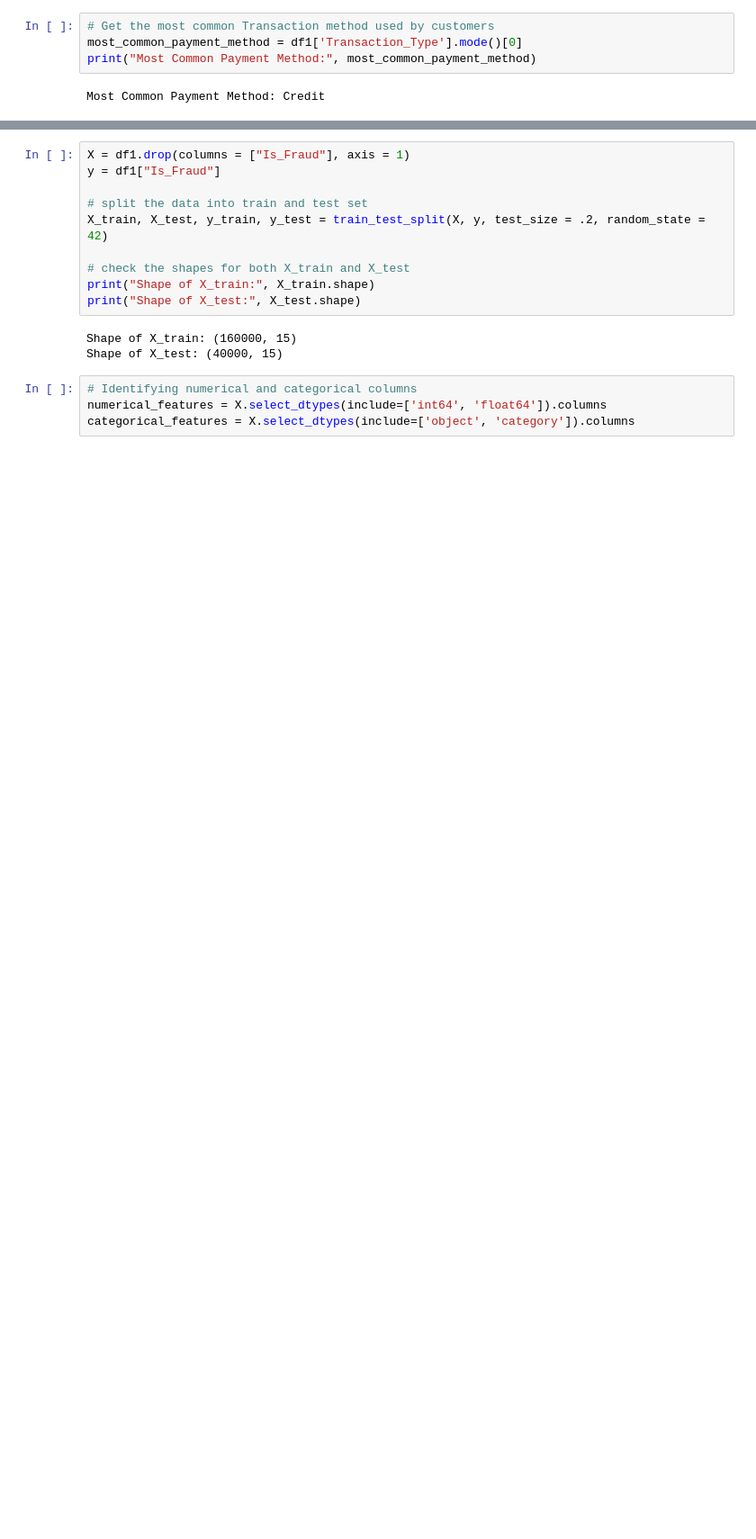
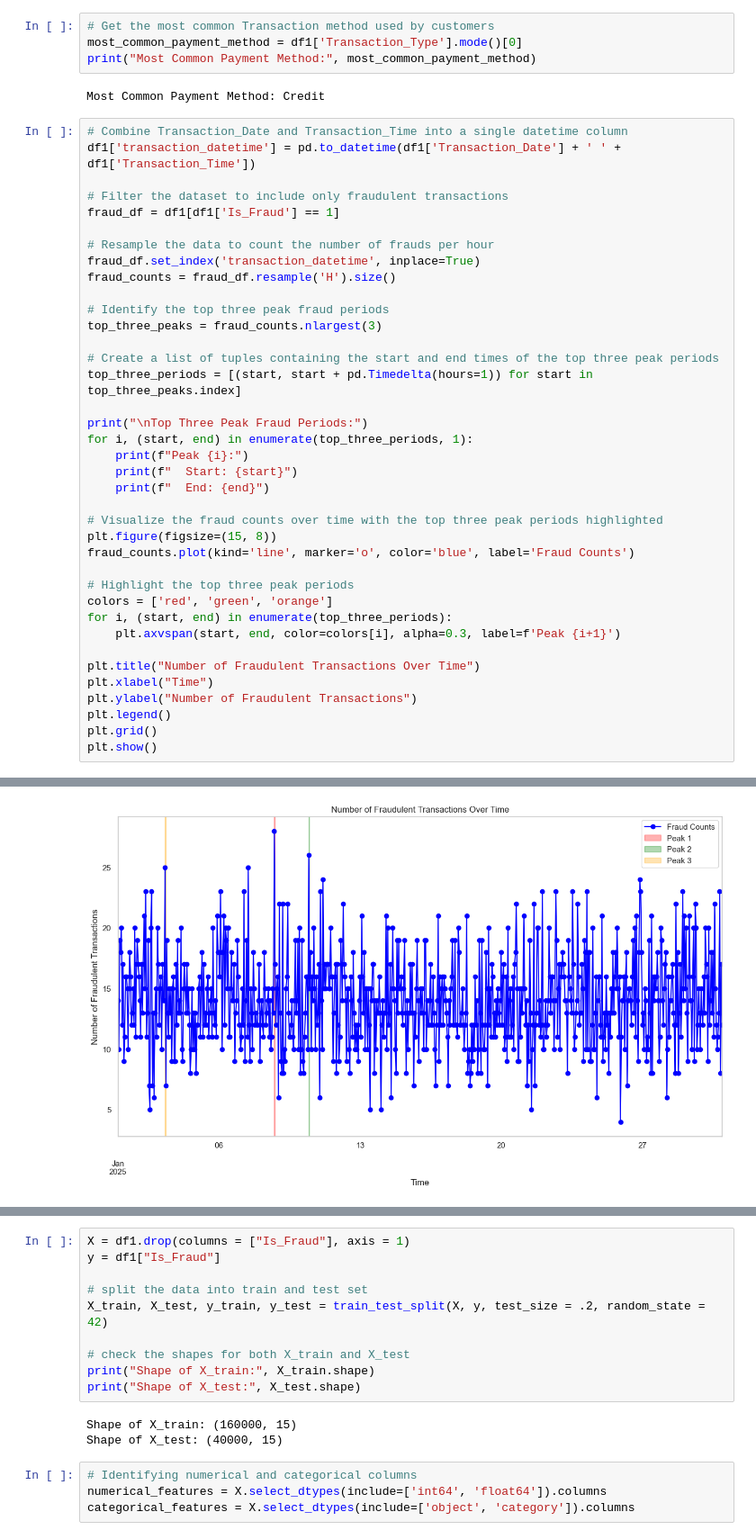
Before and after one commit to gkipkirui1/DSF-PT08P5-GROUP4-CAPSTONE-PROJECT, a Jupyter notebook: mika.ipynb, the cells around one changed output, grey strips where cells are left out. Shown at 90% size. Cells and saved outputs as stored; diff of their text form; blank space fills up the shorter version.

```diff
--- a/mika.ipynb
+++ b/mika.ipynb
@@ -518,3 +521,42 @@ most_common_payment_method = df1['Transaction_Type'].mode()[0]
 print("Most Common Payment Method:", most_common_payment_method)
 # %% [output]
 Most Common Payment Method: Credit
+# %%
+# Combine Transaction_Date and Transaction_Time into a single datetime column
+df1['transaction_datetime'] = pd.to_datetime(df1['Transaction_Date'] + ' ' + df1['Transaction_Time'])
+
+# Filter the dataset to include only fraudulent transactions
+fraud_df = df1[df1['Is_Fraud'] == 1]
+
+# Resample the data to count the number of frauds per hour
+fraud_df.set_index('transaction_datetime', inplace=True)
+fraud_counts = fraud_df.resample('H').size()
+
+# Identify the top three peak fraud periods
+top_three_peaks = fraud_counts.nlargest(3)
+
+# Create a list of tuples containing the start and end times of the top three peak periods
+top_three_periods = [(start, start + pd.Timedelta(hours=1)) for start in top_three_peaks.index]
+
+print("\nTop Three Peak Fraud Periods:")
+for i, (start, end) in enumerate(top_three_periods, 1):
+    print(f"Peak {i}:")
+    print(f"  Start: {start}")
+    print(f"  End: {end}")
+
+# Visualize the fraud counts over time with the top three peak periods highlighted
+plt.figure(figsize=(15, 8))
+fraud_counts.plot(kind='line', marker='o', color='blue', label='Fraud Counts')
+
+# Highlight the top three peak periods
+colors = ['red', 'green', 'orange']
+for i, (start, end) in enumerate(top_three_periods):
+    plt.axvspan(start, end, color=colors[i], alpha=0.3, label=f'Peak {i+1}')
+
+plt.title("Number of Fraudulent Transactions Over Time")
+plt.xlabel("Time")
+plt.ylabel("Number of Fraudulent Transactions")
+plt.legend()
+plt.grid()
+plt.show()
+# %% [output]
@@ -521 +573,2 @@ Most Common Payment Method: Credit
+[figure, added]
 # %%
```
Also changed, not shown: parts of 19 cells of this notebook, 1 other file.
